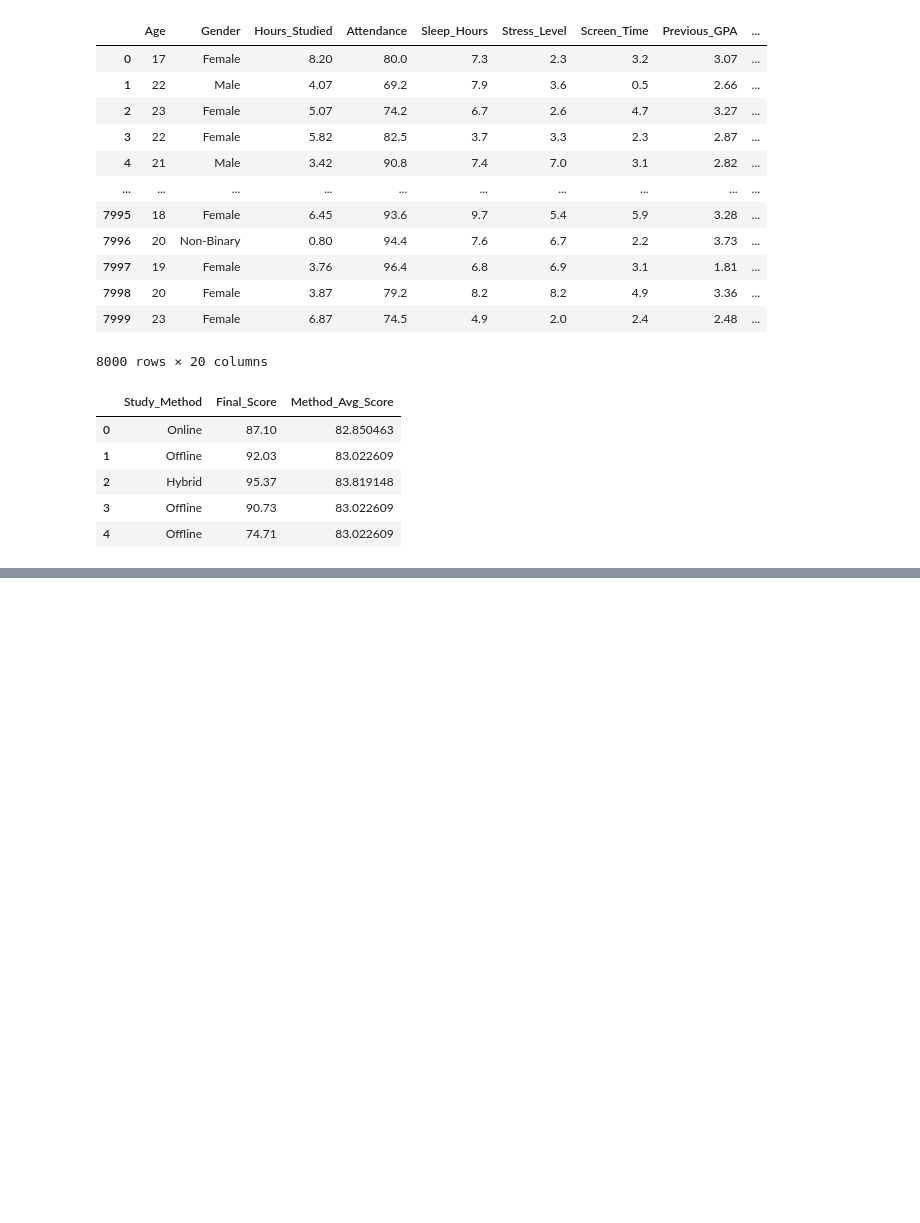
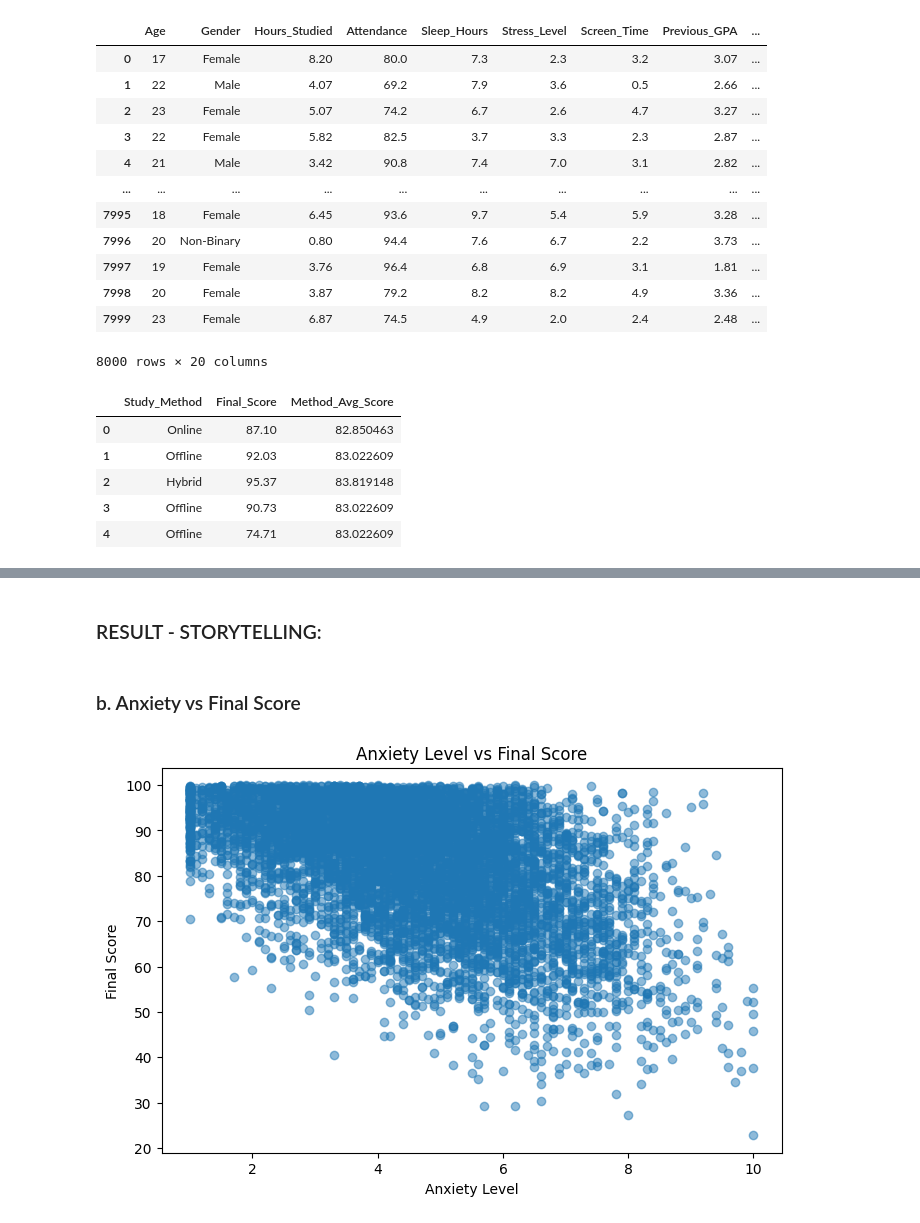
Before and after one commit to FatimaAlMurtadha/Python-atm-and-more, a Jupyter notebook: NewDataSetV20/studentPerformenceDS.ipynb, the cells around one changed output, grey strips where cells are left out. Cells and saved outputs as stored; diff of their text form; code cells hidden in the pictures; blank space fills up the shorter version.

```diff
--- a/NewDataSetV20/studentPerformenceDS.ipynb
+++ b/NewDataSetV20/studentPerformenceDS.ipynb
@@ -472,0 +521,20 @@ df_cleaned[
+# %% [markdown]
+### RESULT - STORYTELLING:
+# %% [markdown]
+### b. Anxiety vs Final Score
+# %%
+plt.figure(figsize=(8,5))
+
+plt.scatter(
+    df_cleaned["Exam_Anxiety_Score"],
+    df_cleaned["Final_Score"],
+    alpha=0.5
+)
+
+plt.title("Anxiety Level vs Final Score")
+plt.xlabel("Anxiety Level")
+plt.ylabel("Final Score")
+
+plt.show()
+# %% [output]
+[figure, added]
```
Also changed, not shown: parts of 19 cells of this notebook, 1 other file.
